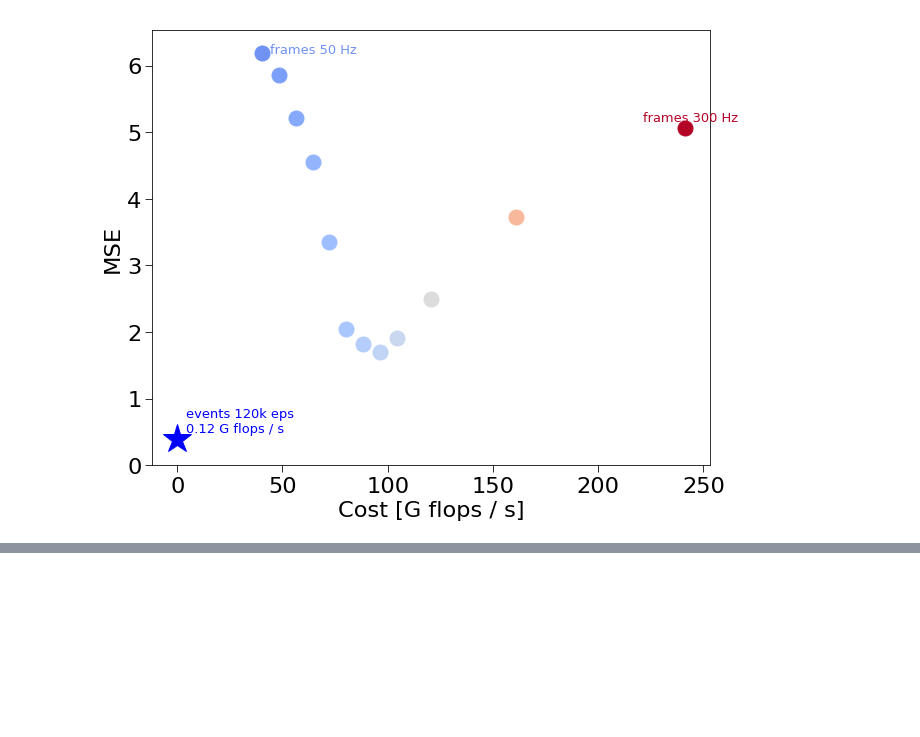
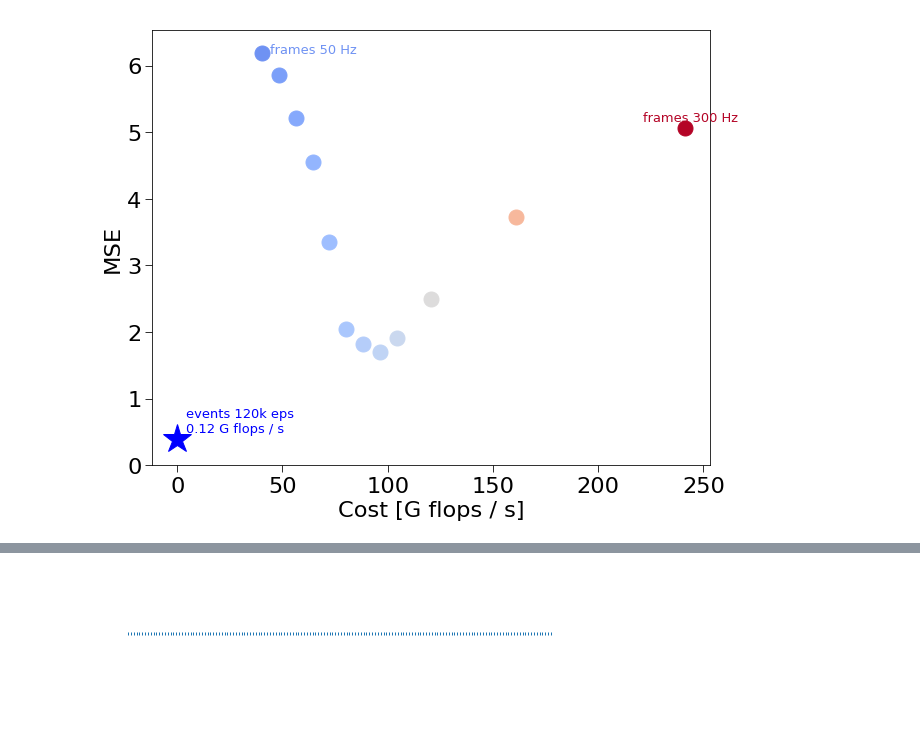
Before and after one commit to rbodo/eventbased_opticalflow, a Jupyter notebook: evaluate_frameflow.ipynb, the cells around one changed output, grey strips where cells are left out. Cells and saved outputs as stored; diff of their text form; code cells hidden in the pictures; blank space fills up the shorter version.

```diff
--- a/evaluate_frameflow.ipynb
+++ b/evaluate_frameflow.ipynb
@@ -786,0 +817,17 @@ plot_mse_tradeoff('mse_tradeoff_dense', flops_per_frame_dense, mse_frames_dense)
+# %%
+plotproperties = {
+    'savefig.format': 'png'}
+
+matplotlib.rcParams.update(plotproperties)
+
+fig = plt.figure(figsize=(7, 2.3))
+
+plt.plot(np.linspace(0, 3, 150), np.ones(150), '|')
+
+plt.xlim(0, None)
+plt.ylim(0, 2)
+plt.axis('off')
+plt.tight_layout()
+fig.savefig(os.path.join(path, 'frame_ticks'))
+# %% [output]
+[figure, added]
```
Also changed, not shown: parts of 1 cell of this notebook, 1 other file.
